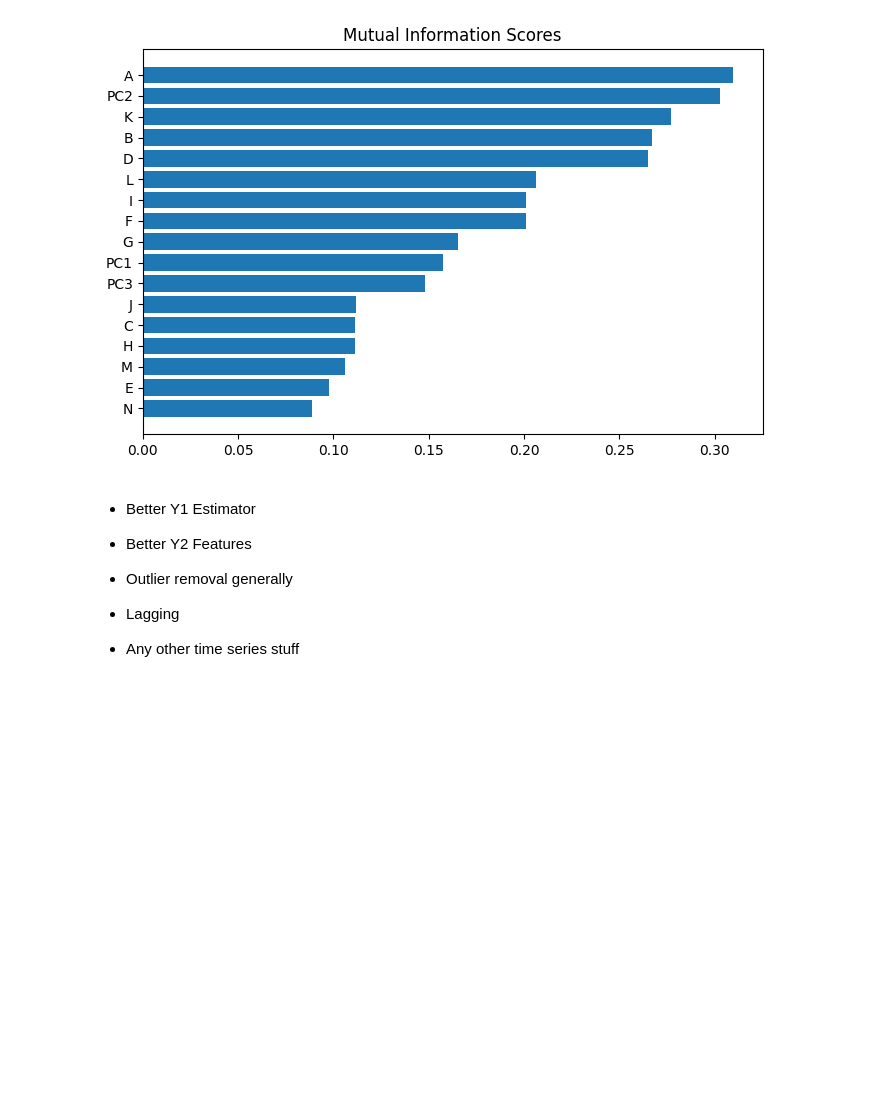
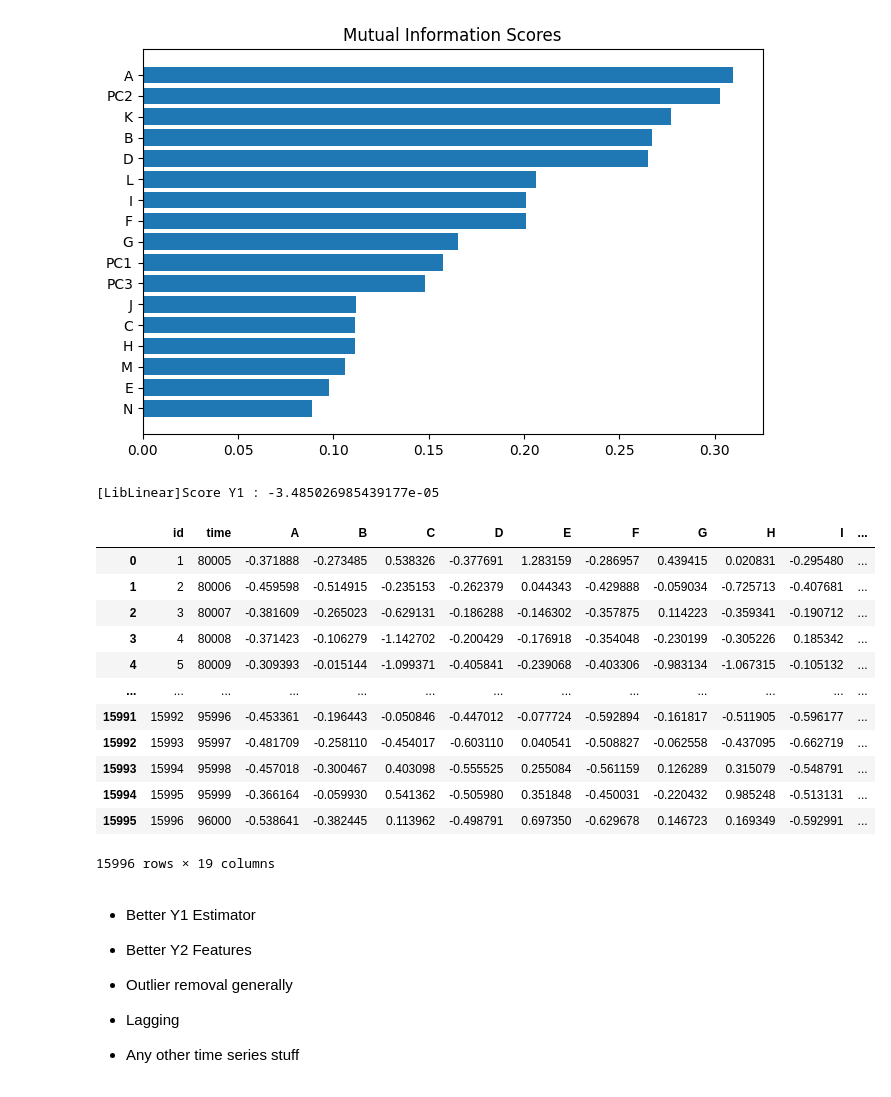
Before and after one commit to amsih/Illiquidiots, a Jupyter notebook: research/research.ipynb, the cells around one changed output. Cells and saved outputs as stored; diff of their text form; code cells hidden in the pictures; blank space fills up the shorter version.

```diff
--- a/research/research.ipynb
+++ b/research/research.ipynb
@@ -293,31 +325,25 @@ from sklearn.ensemble import RandomForestRegressor
 from sklearn.model_selection import train_test_split
 from sklearn.metrics import r2_score
 
-X = train_data[["G", "M", "J", "C", "E", "H", "N", "PC1"]]
-
-y = train_data["Y1"]
-
-X_train, X_val, y1_train, y1_val = train_test_split(X, y)
+X1_train = X_train[["G", "M", "J", "C", "E", "H", "N", "PC1"]]
+X1_val = X_val[["G", "M", "J", "C", "E", "H", "N", "PC1"]]
 
 modelY1 = RandomForestRegressor(n_estimators=200)
 
-modelY1.fit(X_train, y1_train)
+modelY1.fit(X1_train, y1_train)
 
-y1_pred = modelY1.predict(X_val)
+y1_pred = modelY1.predict(X1_val)
 
-X = train_data[["PC2", "A", "K", "B", "D"]]
-
-y = train_data["Y2"]
-
-X_train, X_val, y2_train, y2_val = train_test_split(X, y)
+X2_train = X_train[["A" ,"PC2", "K", "B", "D"]]
+X2_val = X_val[["A" ,"PC2", "K", "B", "D"]]
 
 modelY2 = RandomForestRegressor(n_estimators=200)
 
-modelY2.fit(X_train, y2_train)
+modelY2.fit(X2_train, y2_train)
 
-y2_pred = modelY2.predict(X_val)
+y2_pred = modelY2.predict(X2_val)
 
 print(f"Predicted score : {(r2_score(y2_pred, y2_val) + r2_score(y1_pred, y1_val))/2}")
 print(f"Score Y1 : {r2_score(y1_pred, y1_val)} \nScore Y2 : {r2_score(y2_pred, y2_val)}")
-
-# 0.61
+# %% [output]
+[LibLinear]Score Y1 : -3.485026985439177e-05
@@ -344,17 +350,35 @@ modelY2.fit(X2, y2)
 # %%
 from sklearn.decomposition import PCA
+
+test_data = pd.read_csv('./data/test.csv')
 
 A = test_data.drop(["time"], axis=1)
 
 A = (A - A.mean(axis=0)) / A.std(axis=0)
 
 pca = PCA(n_components= 3)
 
 A_pca = pca.fit_transform(A)
 
 test_data["PC1"] = A_pca[:,0]
 test_data["PC2"] = A_pca[:,1]
 test_data["PC3"] = A_pca[:,2]
+
+test_data
+# %% [output]
+|  | id | time | A | B | C | D | E | F | G | H | I | ... |
+| 0 | 1 | 80005 | -0.371888 | -0.273485 | 0.538326 | -0.377691 | 1.283159 | -0.286957 | 0.439415 | 0.020831 | -0.295480 | ... |
+| 1 | 2 | 80006 | -0.459598 | -0.514915 | -0.235153 | -0.262379 | 0.044343 | -0.429888 | -0.059034 | -0.725713 | -0.407681 | ... |
+| 2 | 3 | 80007 | -0.381609 | -0.265023 | -0.629131 | -0.186288 | -0.146302 | -0.357875 | 0.114223 | -0.359341 | -0.190712 | ... |
+| 3 | 4 | 80008 | -0.371423 | -0.106279 | -1.142702 | -0.200429 | -0.176918 | -0.354048 | -0.230199 | -0.305226 | 0.185342 | ... |
+| 4 | 5 | 80009 | -0.309393 | -0.015144 | -1.099371 | -0.405841 | -0.239068 | -0.403306 | -0.983134 | -1.067315 | -0.105132 | ... |
+| ... | ... | ... | ... | ... | ... | ... | ... | ... | ... | ... | ... | ... |
+| 15991 | 15992 | 95996 | -0.453361 | -0.196443 | -0.050846 | -0.447012 | -0.077724 | -0.592894 | -0.161817 | -0.511905 | -0.596177 | ... |
+| 15992 | 15993 | 95997 | -0.481709 | -0.258110 | -0.454017 | -0.603110 | 0.040541 | -0.508827 | -0.062558 | -0.437095 | -0.662719 | ... |
+| 15993 | 15994 | 95998 | -0.457018 | -0.300467 | 0.403098 | -0.555525 | 0.255084 | -0.561159 | 0.126289 | 0.315079 | -0.548791 | ... |
+| 15994 | 15995 | 95999 | -0.366164 | -0.059930 | 0.541362 | -0.505980 | 0.351848 | -0.450031 | -0.220432 | 0.985248 | -0.513131 | ... |
+| 15995 | 15996 | 96000 | -0.538641 | -0.382445 | 0.113962 | -0.498791 | 0.697350 | -0.629678 | 0.146723 | 0.169349 | -0.592991 | ... |
+15996 rows × 19 columns
 # %%
 from sklearn.model_selection import train_test_split
 from sklearn.metrics import r2_score
```
Also changed, not shown: parts of 4 cells of this notebook, 1 other file.
